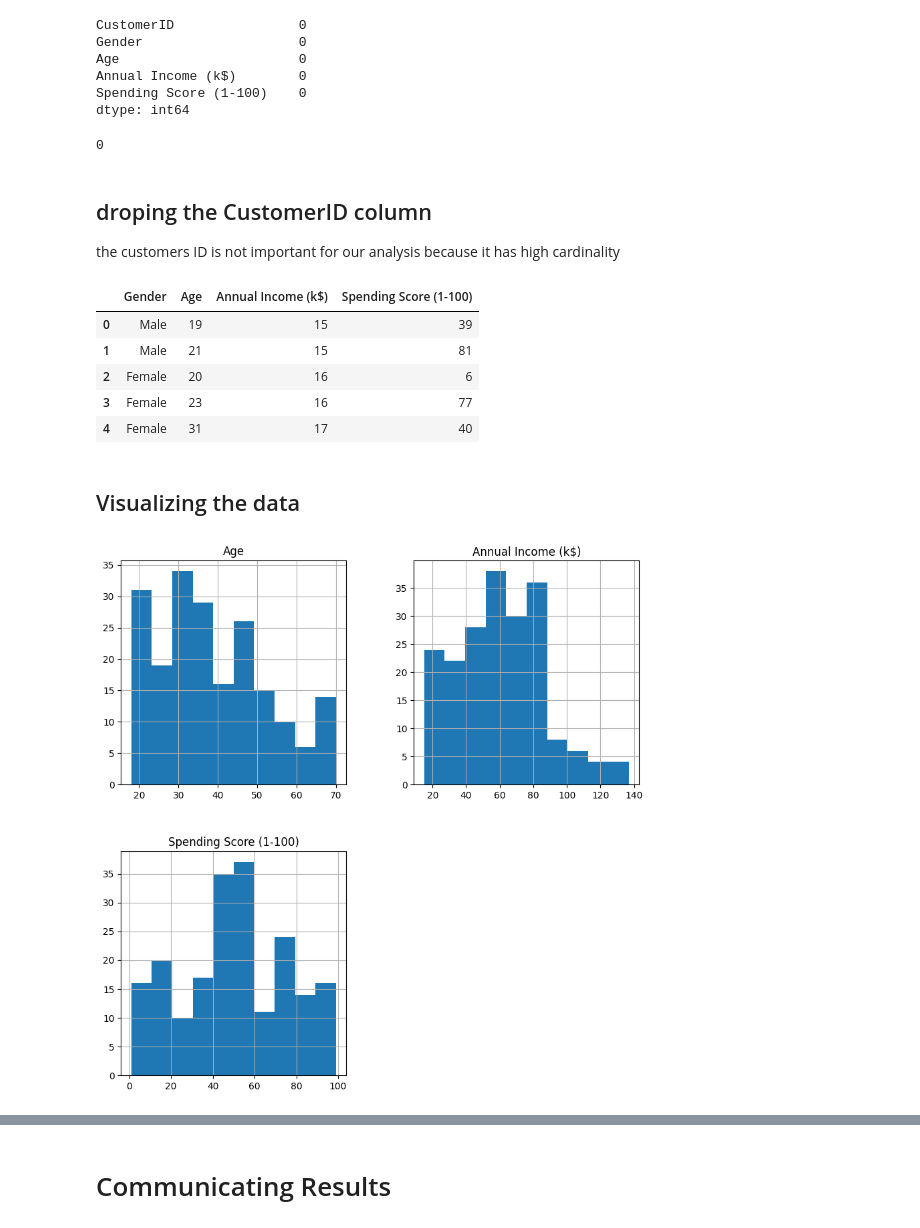
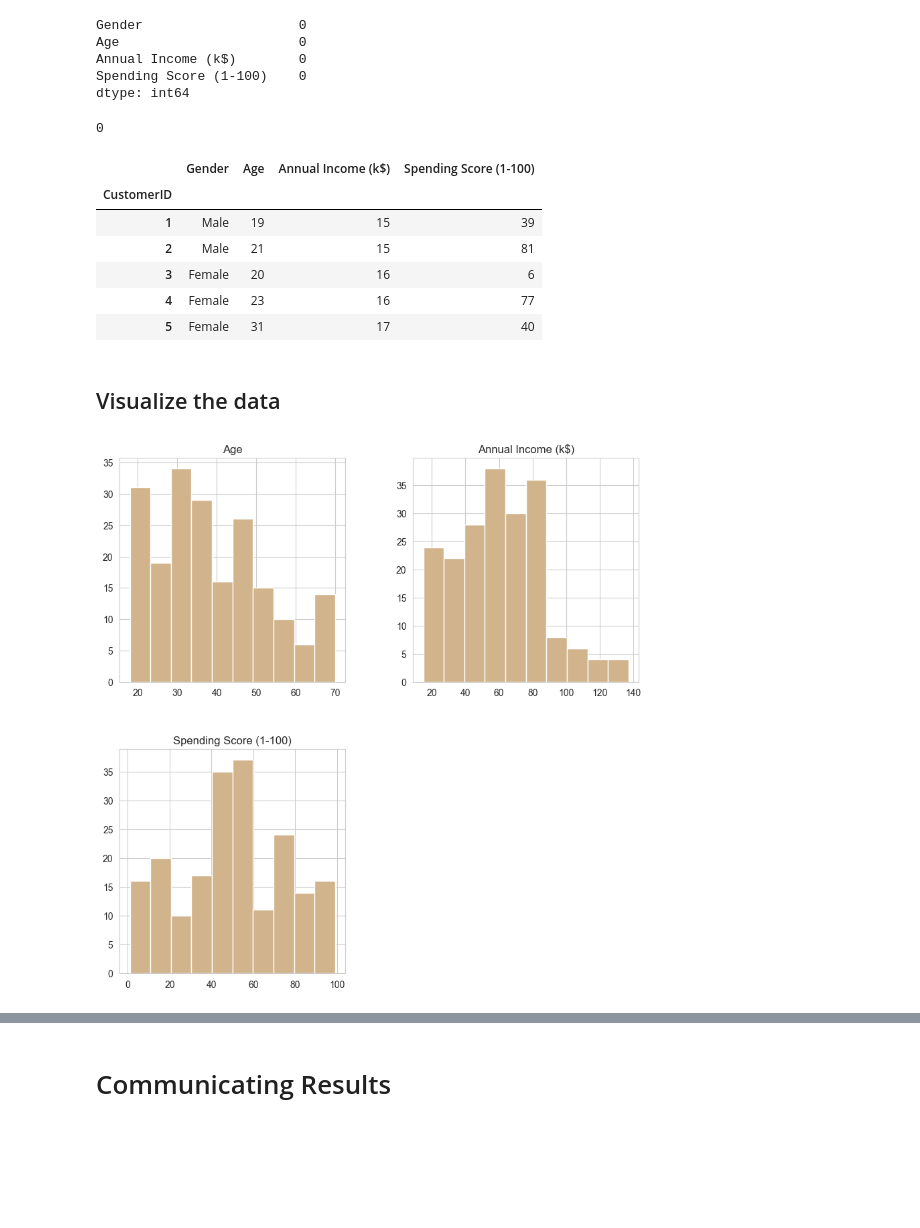
Before and after one commit to Boghdady9/PRODIGY_ML_02, a Jupyter notebook: Notebook.ipynb, the cells around one changed output, grey strips where cells are left out. Saved outputs shown, nothing was run; the diff lists cells and outputs as text; code cells hidden in the pictures; blank space fills up the shorter version.

```diff
--- a/Notebook.ipynb
+++ b/Notebook.ipynb
@@ -9,4 +16,4 @@ import plotly.express as px
 # %%
-dataset = pd.read_csv('Mall_Customers.csv')
+dataset = pd.read_csv('Mall_Customers.csv').set_index('CustomerID')
 dataset.head()
 # %% [output]
@@ -48,7 +55,6 @@ dataset.describe()
 # %%
 dataset.isnull().sum()
 # %% [output]
-CustomerID                0
 Gender                    0
 Age                       0
 Annual Income (k$)        0
@@ -58,24 +64,21 @@ dtype: int64
 dataset.duplicated().sum()
 # %% [output]
 0
-# %% [markdown]
-## droping the CustomerID column
-the customers ID is not important for our analysis because it has high cardinality
-# %%
-dataset.drop('CustomerID', axis=1, inplace=True)
 # %%
 dataset.head()
 # %% [output]
 |  | Gender | Age | Annual Income (k$) | Spending Score (1-100) |
-| 0 | Male | 19 | 15 | 39 |
-| 1 | Male | 21 | 15 | 81 |
-| 2 | Female | 20 | 16 | 6 |
-| 3 | Female | 23 | 16 | 77 |
-| 4 | Female | 31 | 17 | 40 |
+| CustomerID |  |  |  |  |
+| 1 | Male | 19 | 15 | 39 |
+| 2 | Male | 21 | 15 | 81 |
+| 3 | Female | 20 | 16 | 6 |
+| 4 | Female | 23 | 16 | 77 |
+| 5 | Female | 31 | 17 | 40 |
 # %% [markdown]
-## Visualizing the data
+## Visualize the data
 # %%
-dataset.hist(figsize=(10,10));
+# ploting the histogram with gradient color map
+dataset.hist(figsize=(10,10), color='tan');
 # %% [output]
-[figure, old version]
+[figure, new version]
 # %%
```
Also changed, not shown: parts of 39 cells of this notebook.
